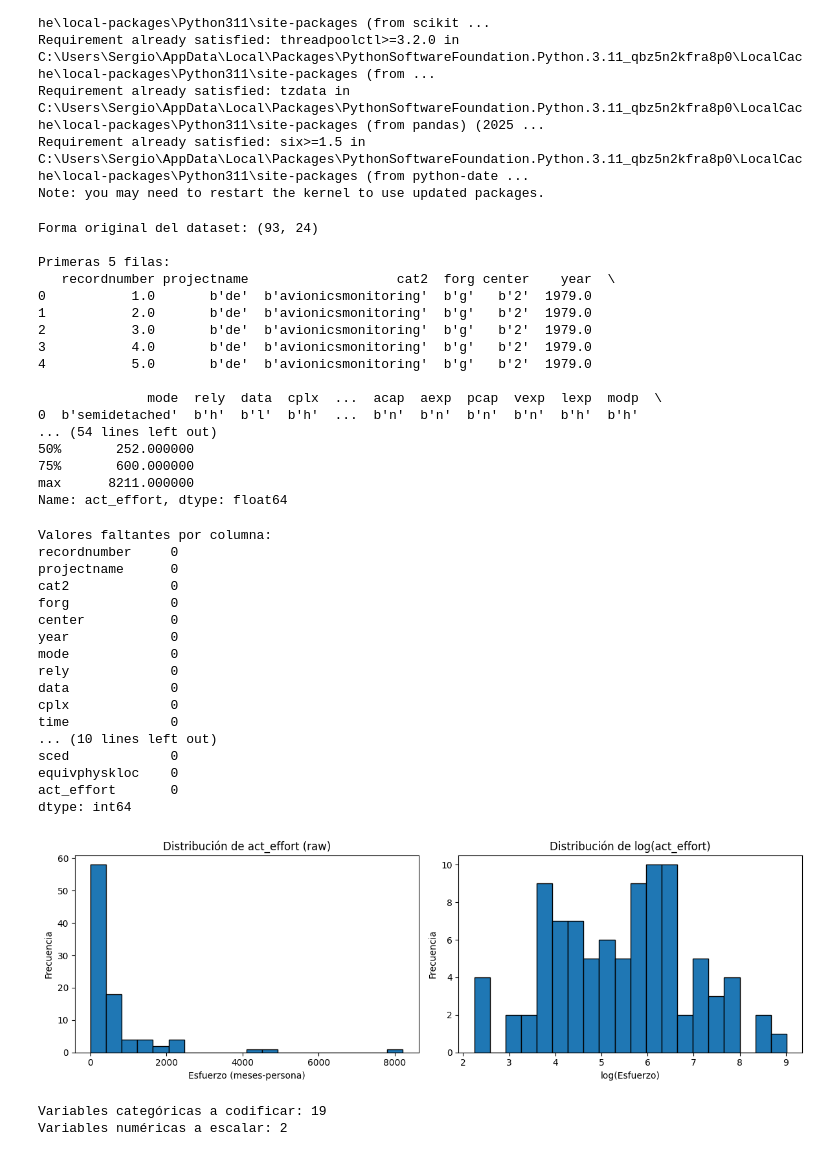
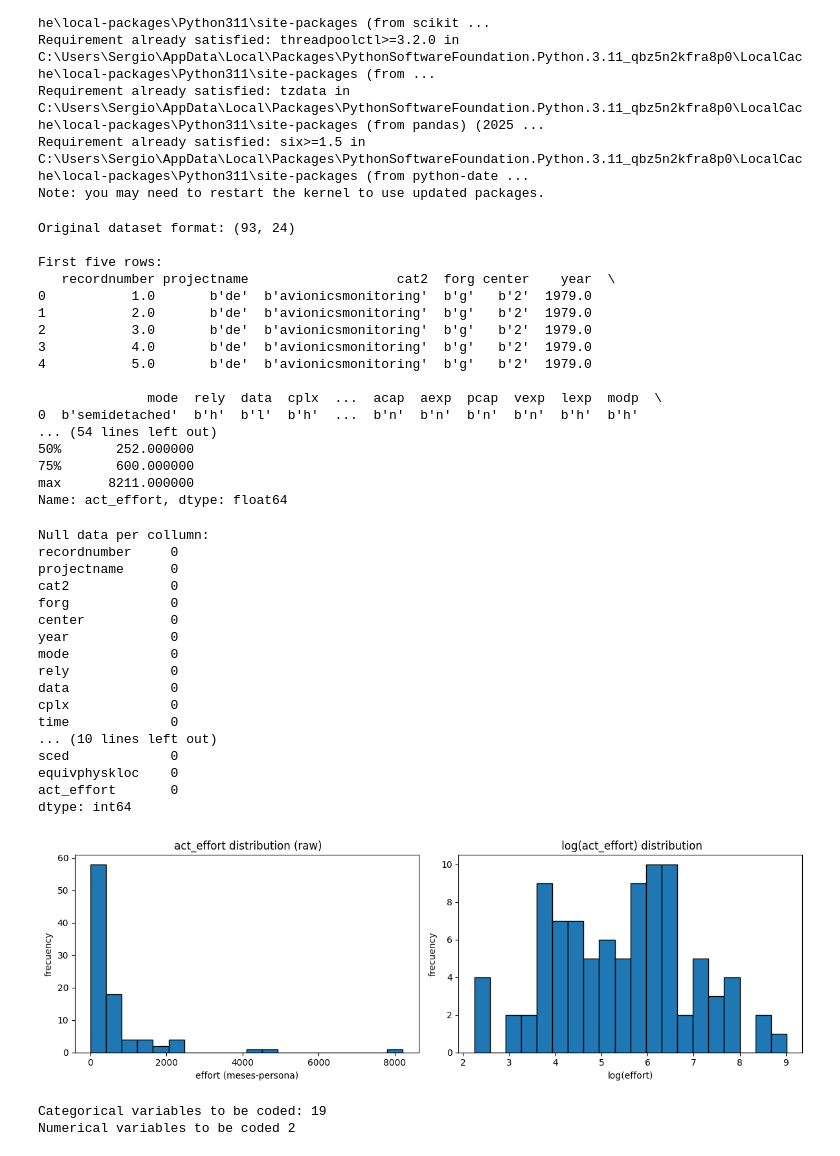
Before and after one commit to Sergi23/PL1-GE, a Jupyter notebook: Gestion proyectos p2/Nasa93/Parte1.ipynb, the cells around one changed output. Cells and saved outputs as stored; diff of their text form; code cells hidden in the pictures.

```diff
--- a/Gestion proyectos p2/Nasa93/Parte1.ipynb
+++ b/Gestion proyectos p2/Nasa93/Parte1.ipynb
@@ -46,21 +47,21 @@ warnings.filterwarnings('ignore')
 np.random.seed(42)
 # %%
-#cargamos el archivo de datos nasa93.arff
+#we load the file nasa93.arff
 
 data = arff.loadarff('nasa93.arff')
 df = pd.DataFrame(data[0])
 
-print("Forma original del dataset:", df.shape)
-print("\nPrimeras 5 filas:")
+print("Original dataset format:", df.shape)
+print("\nFirst five rows:")
 print(df.head())
-print("\nInfo del dataset:")
+print("\nf¡Dataset info:")
 print(df.info())
-print("\nVariables objetivo - act_effort estadísticas:")
+print("\n target variable - act_effort - characteristics:")
 print(df['act_effort'].describe())
 # %% [output]
-Forma original del dataset: (93, 24)
+Original dataset format: (93, 24)
 
-Primeras 5 filas:
+First five rows:
    recordnumber projectname                   cat2  forg center    year  \
 0           1.0       b'de'  b'avionicsmonitoring'  b'g'   b'2'  1979.0
 1           2.0       b'de'  b'avionicsmonitoring'  b'g'   b'2'  1979.0
@@ -76,70 +77,70 @@ Primeras 5 filas:
 max      8211.000000
 Name: act_effort, dtype: float64
 # %%
-#Análisis basico del estado de los datos
+#Basic analysis of data
 
 
-print("Valores faltantes por columna:")
+print("Null data per collumn:")
 print(df.isnull().sum())
 
-# Distribución del esfuerzo
+# effort distribution
 plt.figure(figsize=(12, 4))
 
 plt.subplot(1, 2, 1)
 plt.hist(df['act_effort'], bins=20, edgecolor='black')
-plt.title('Distribución de act_effort (raw)')
-plt.xlabel('Esfuerzo (meses-persona)')
-plt.ylabel('Frecuencia')
+plt.title(' act_effort distribution (raw)')
+plt.xlabel('effort (meses-persona)')
+plt.ylabel('frecuency')
 
 plt.subplot(1, 2, 2)
 plt.hist(np.log1p(df['act_effort']), bins=20, edgecolor='black')
-plt.title('Distribución de log(act_effort)')
-plt.xlabel('log(Esfuerzo)')
-plt.ylabel('Frecuencia')
+plt.title(' log(act_effort) distribution')
+plt.xlabel('log(effort)')
+plt.ylabel('frecuency')
 
 plt.tight_layout()
 plt.show()
 # %% [output]
-Valores faltantes por columna:
+Null data per collumn:
 recordnumber     0
 projectname      0
 cat2             0
 forg             0
 center           0
 year             0
 mode             0
 rely             0
 data             0
 cplx             0
 time             0
 ... (10 lines left out)
 sced             0
 equivphyskloc    0
 act_effort       0
 dtype: int64
-[figure, old version]
+[figure, new version]
 # %%
 
-# identificar y clasificar variables
+# indentify and classify variables
 
 
-# Variables a eliminar
+# variables to remove
 vars_drop = ['recordnumber', 'projectname']
 
-# Variables categóricas
+# Categorical variables
 cat_vars = ['cat2', 'forg', 'center', 'mode', 'rely', 'data', 'cplx',
             'time', 'stor', 'virt', 'turn', 'acap', 'aexp', 'pcap',
             'vexp', 'lexp', 'modp', 'tool', 'sced']
 
-# Variables numéricas
+# numeric variables
 num_vars = ['year', 'equivphyskloc']
 
-# Variable objetivo
+# target variable
 target = 'act_effort'
 
-print("Variables categóricas a codificar:", len(cat_vars))
-print("Variables numéricas a escalar:", len(num_vars))
+print("Categorical variables to be coded:", len(cat_vars))
+print("Numerical variables to be coded", len(num_vars))
 # %% [output]
-Variables categóricas a codificar: 19
-Variables numéricas a escalar: 2
+Categorical variables to be coded: 19
+Numerical variables to be coded 2
 # %%
```
Also changed, not shown: parts of 6 cells of this notebook, 3 other files.
